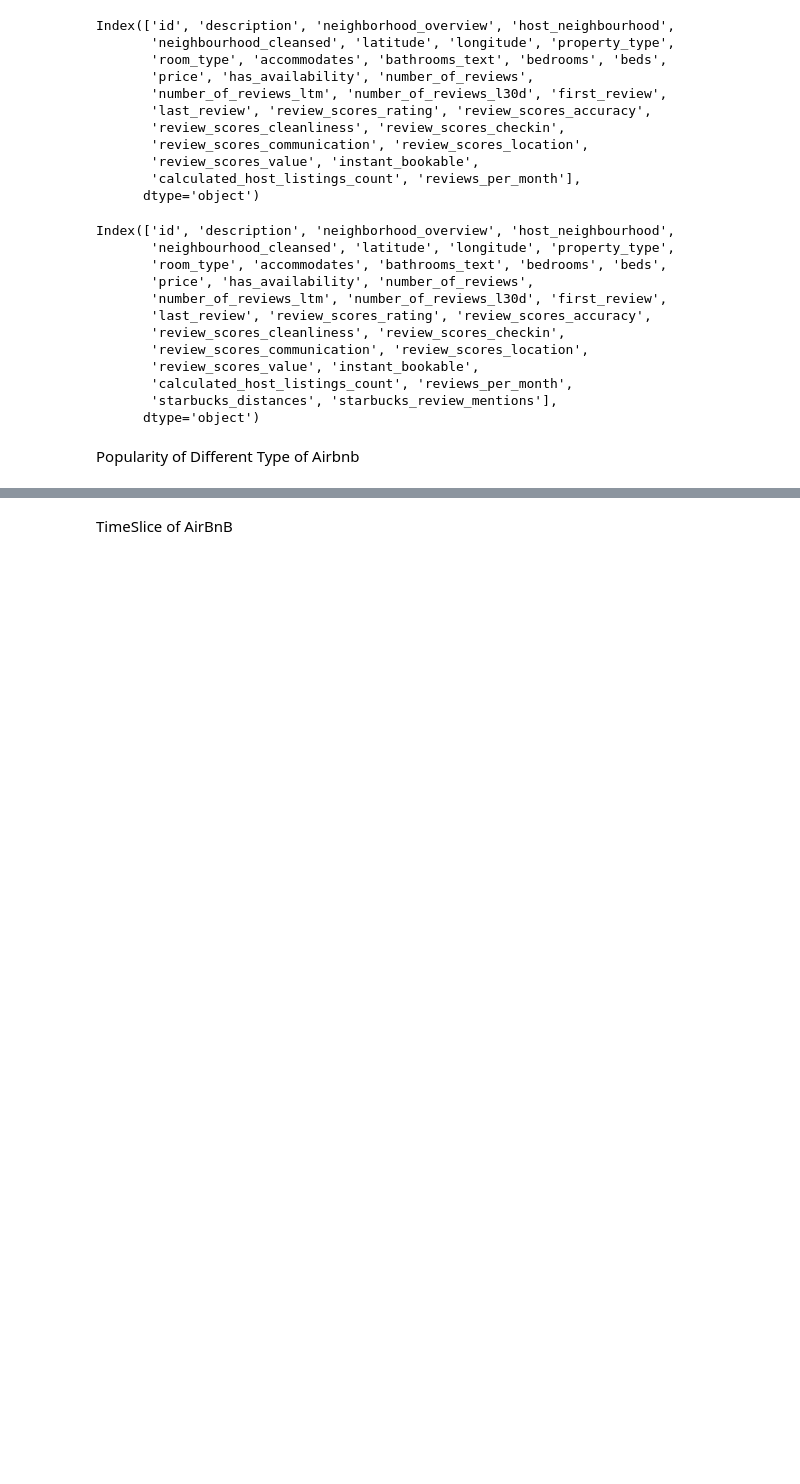
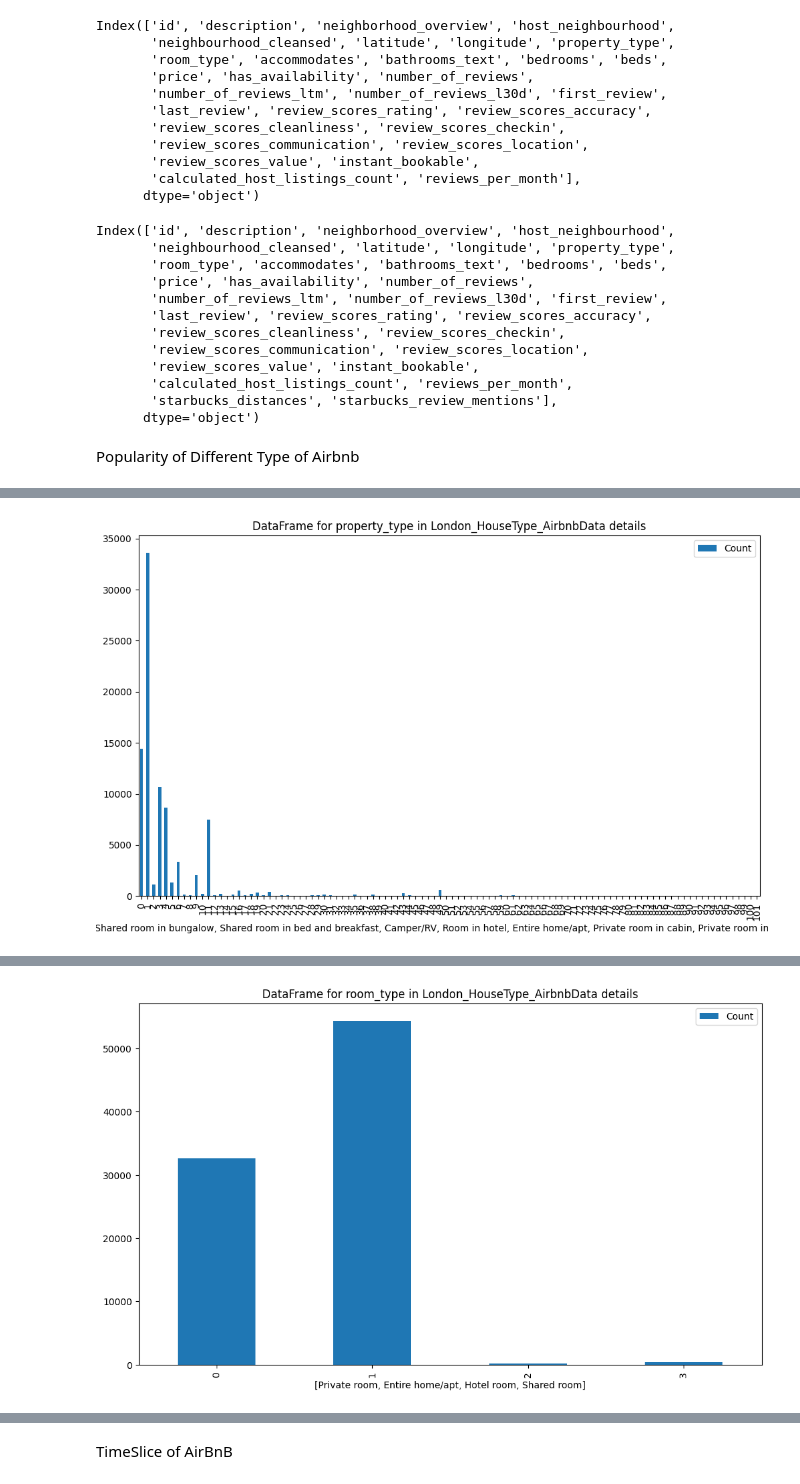
Before and after one commit to mdipinto1/m.c-squared, a Jupyter notebook: map_notebook_cz.ipynb, the cells around one changed output, grey strips where cells are left out. Saved outputs shown, nothing was run; the diff lists cells and outputs as text; code cells hidden in the pictures; blank space fills up the shorter version.

```diff
--- a/map_notebook_cz.ipynb
+++ b/map_notebook_cz.ipynb
@@ -344,0 +345,4 @@ columnDetail(columnToBeCount, DenverHouseModel)
+# %%
+#London information for certain coloumn
+columnDetail(columnToBeCount, LondonHouseModel)
+# %% [output]
@@ -344,0 +351 @@ columnDetail(columnToBeCount, DenverHouseModel)
+[figure, added]
@@ -344,0 +354 @@ columnDetail(columnToBeCount, DenverHouseModel)
+[figure, added]
```
Also changed, not shown: parts of 30 cells of this notebook, 5 other files.
